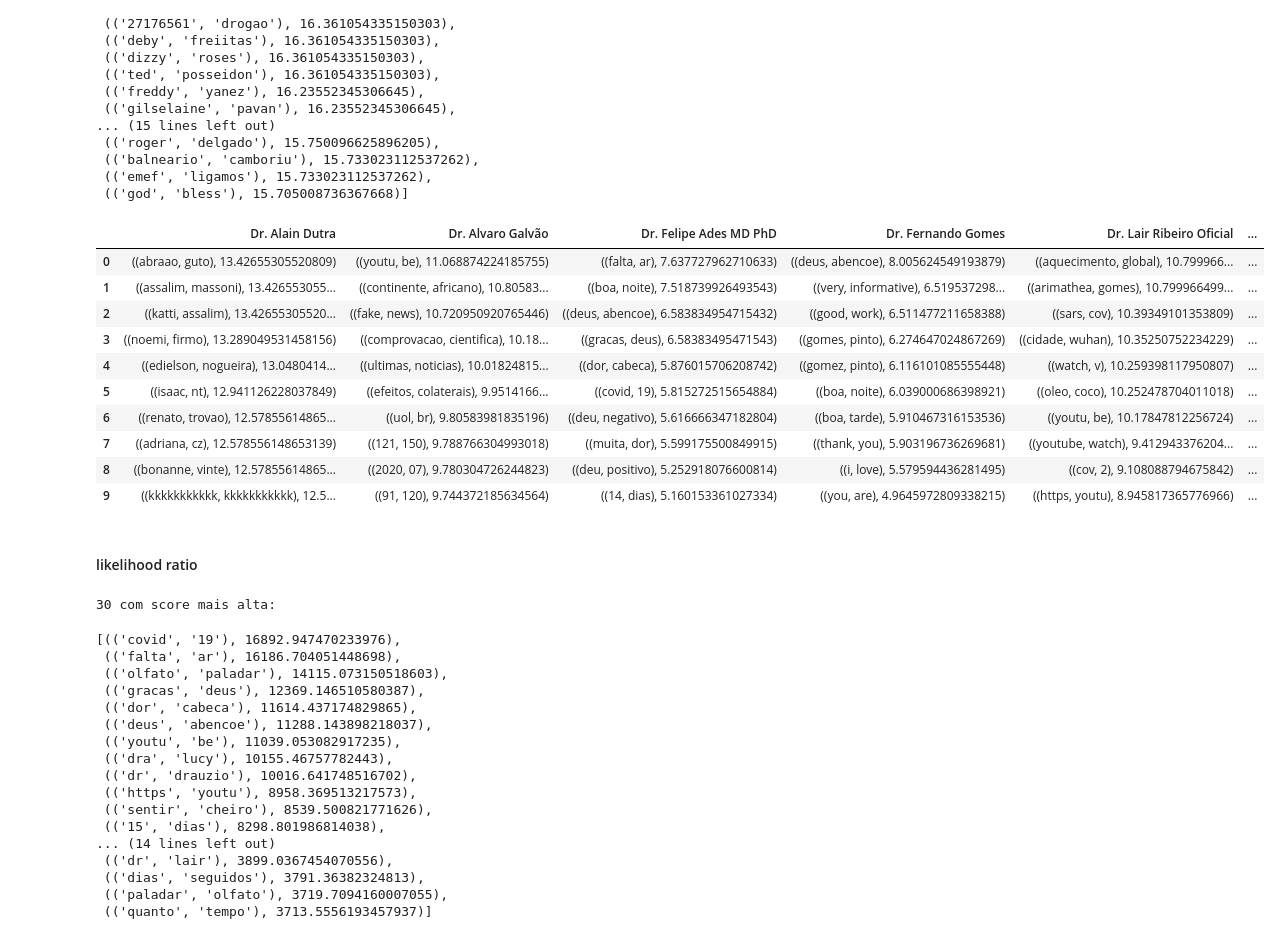
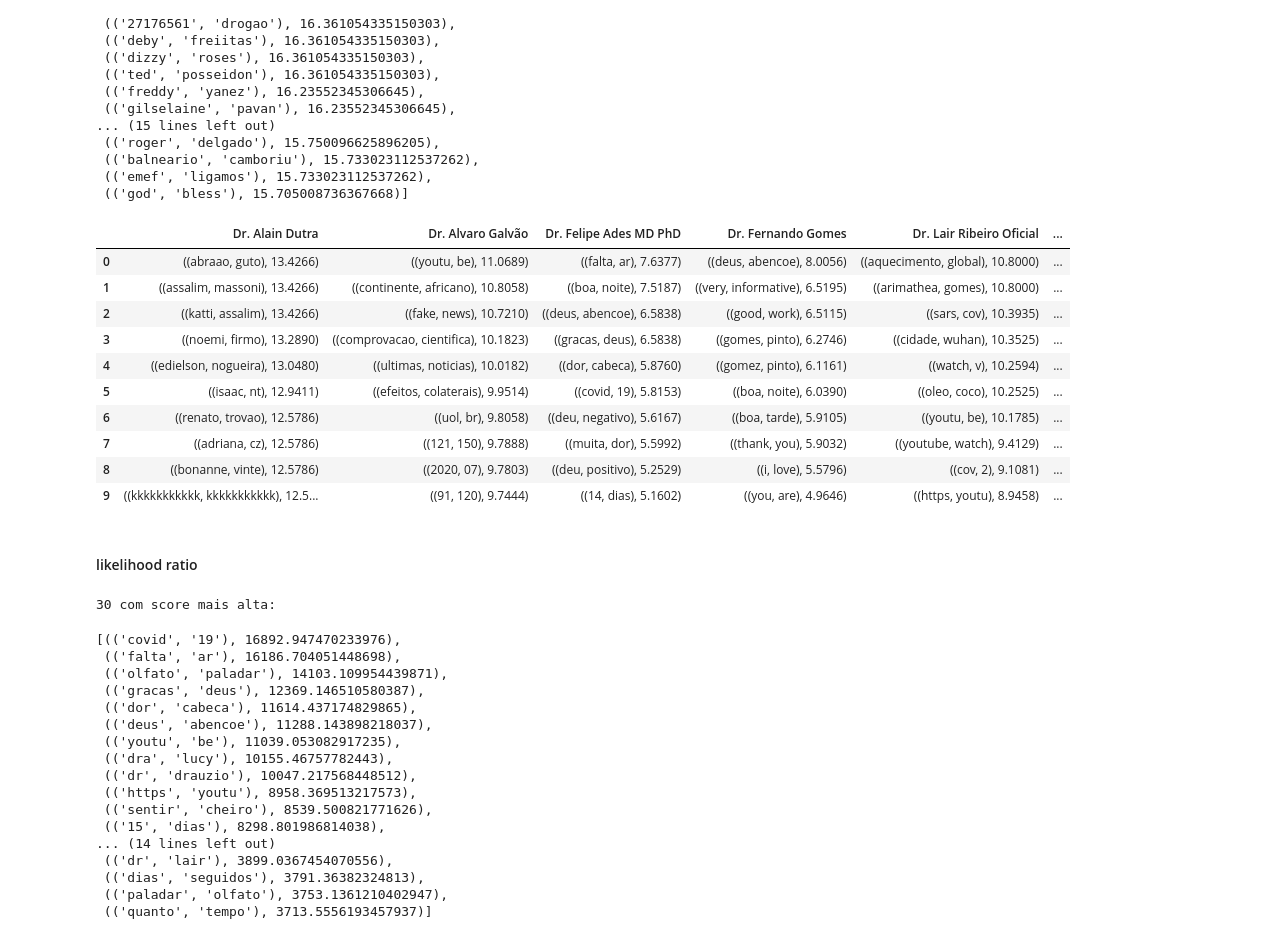
Before and after one commit to PIIMR-CDA/analises, a Jupyter notebook: youtube/co_occurence.ipynb, the cells around one changed output. Saved outputs shown, nothing was run; the diff lists cells and outputs as text; code cells hidden in the pictures.

```diff
--- a/youtube/co_occurence.ipynb
+++ b/youtube/co_occurence.ipynb
@@ -80,7 +83,7 @@ def score_ngrams(text, freq_filter=1, score_metric=BigramAssocMeasures().pmi):
 # %% [markdown]
 ### Dados
 # %%
-comments = pd.read_csv('../../dados/youtube/comentarios_sorted_votes.csv')
+comments = pd.read_csv('../../dados/youtube/comentarios1.csv')
 stop_words = [word.rstrip() for word in open('../stopwords.txt')]
 
 #Preprocesses text
@@ -105,12 +108,17 @@ for channel, group in comments.groupby('uploader'):
 # %% [markdown]
 #### 1.1. Co-cocorrência com uma palavra pré-definida
 # %%
-target = 'cloroquina'
+target = 'ivermectina'
 
 X, labels = word_occurence_matrix(text, target=target, stop_words=stop_words)
 
 word_count = X.sum(axis=0) #no. of comments containing A in which each word appears
-word_count = sorted(zip(labels, word_count), reverse=True, key=lambda tupl : tupl[1])
+most_freq_zipped = sorted(zip(word_count, labels, X.T), reverse=True)[:N]
+word_count, labels, X_t = zip(*most_freq_zipped)
+
 print(f'{N} palavras que mais ocorrem nos mesmos comentários em que "{target}" ocorre:\n')
-print(word_count[:N])
+print(list(zip(labels, word_count))[:N])
+
+X = np.vstack(X_t).T #After unzip, X_t is (words x comments)
+co_X = co_occurence_matrix(X)
 # %% [output]
@@ -119,0 +128,17 @@ print(word_count[:N])
+# %%
+G = nx.Graph()
+
+for i, row in enumerate(co_X):
+    for j, co in enumerate(co_X[i]):
+        G.add_edge(labels[i], labels[j], weight=(co))
+
+edges, weights = zip(*nx.get_edge_attributes(G,'weight').items())
+norm_weights = (weights - min(weights)) / (max(weights) - min(weights))
+norm_count = (word_count - min(word_count)) / (max(word_count) - min(word_count))
+
+plt.figure(figsize=(8,6))
+nx.draw(G, with_labels=True, node_color='skyblue', edgelist=edges, width=norm_weights*5,
+        edge_color=norm_weights, edge_cmap=cm.get_cmap('binary'), node_size=norm_count*1000,
+        pos = nx.spring_layout(G, k=1))
+plt.title(f'Co-ocorrência dentro dos comentários que contêm "{target}"', fontsize=14)
+plt.show()
@@ -184,23 +211,23 @@ score_ngrams(text, score_metric=pmi, freq_filter=10)[:N]
 # %%
 pmi_by_channel = []
 for i, channel in enumerate(comments_by_channel):
     pmi_scores = score_ngrams(channel, score_metric=pmi, freq_filter=10)
-    pmi_by_channel.append(pmi_scores)
+    pmi_by_channel.append([(score[0], '%.4f'%(score[1])) for score in pmi_scores])
 
 df_cc = pd.DataFrame(pmi_by_channel, index = channels).T
 df_cc.head(10)
 # %% [output]
 |  | Dr. Alain Dutra | Dr. Alvaro Galvão | Dr. Felipe Ades MD PhD | Dr. Fernando Gomes | Dr. Lair Ribeiro Oficial | ... |
-| 0 | ((abraao, guto), 13.42655305520809) | ((youtu, be), 11.068874224185755) | ((falta, ar), 7.637727962710633) | ((deus, abencoe), 8.005624549193879) | ((aquecimento, global), 10.799966... | ... |
-| 1 | ((assalim, massoni), 13.426553055... | ((continente, africano), 10.80583... | ((boa, noite), 7.518739926493543) | ((very, informative), 6.519537298... | ((arimathea, gomes), 10.799966499... | ... |
-| 2 | ((katti, assalim), 13.42655305520... | ((fake, news), 10.720950920765446) | ((deus, abencoe), 6.583834954715432) | ((good, work), 6.511477211658388) | ((sars, cov), 10.39349101353809) | ... |
-| 3 | ((noemi, firmo), 13.289049531458156) | ((comprovacao, cientifica), 10.18... | ((gracas, deus), 6.58383495471543) | ((gomes, pinto), 6.274647024867269) | ((cidade, wuhan), 10.35250752234229) | ... |
-| 4 | ((edielson, nogueira), 13.0480414... | ((ultimas, noticias), 10.01824815... | ((dor, cabeca), 5.876015706208742) | ((gomez, pinto), 6.116101085555448) | ((watch, v), 10.259398117950807) | ... |
-| 5 | ((isaac, nt), 12.941126228037849) | ((efeitos, colaterais), 9.9514166... | ((covid, 19), 5.815272515654884) | ((boa, noite), 6.039000686398921) | ((oleo, coco), 10.252478704011018) | ... |
-| 6 | ((renato, trovao), 12.57855614865... | ((uol, br), 9.80583981835196) | ((deu, negativo), 5.616666347182804) | ((boa, tarde), 5.910467316153536) | ((youtu, be), 10.17847812256724) | ... |
-| 7 | ((adriana, cz), 12.578556148653139) | ((121, 150), 9.788766304993018) | ((muita, dor), 5.599175500849915) | ((thank, you), 5.903196736269681) | ((youtube, watch), 9.412943376204... | ... |
-| 8 | ((bonanne, vinte), 12.57855614865... | ((2020, 07), 9.780304726244823) | ((deu, positivo), 5.252918076600814) | ((i, love), 5.579594436281495) | ((cov, 2), 9.108088794675842) | ... |
-| 9 | ((kkkkkkkkkkk, kkkkkkkkkkk), 12.5... | ((91, 120), 9.744372185634564) | ((14, dias), 5.160153361027334) | ((you, are), 4.9645972809338215) | ((https, youtu), 8.945817365776966) | ... |
+| 0 | ((abraao, guto), 13.4266) | ((youtu, be), 11.0689) | ((falta, ar), 7.6377) | ((deus, abencoe), 8.0056) | ((aquecimento, global), 10.8000) | ... |
+| 1 | ((assalim, massoni), 13.4266) | ((continente, africano), 10.8058) | ((boa, noite), 7.5187) | ((very, informative), 6.5195) | ((arimathea, gomes), 10.8000) | ... |
+| 2 | ((katti, assalim), 13.4266) | ((fake, news), 10.7210) | ((deus, abencoe), 6.5838) | ((good, work), 6.5115) | ((sars, cov), 10.3935) | ... |
+| 3 | ((noemi, firmo), 13.2890) | ((comprovacao, cientifica), 10.1823) | ((gracas, deus), 6.5838) | ((gomes, pinto), 6.2746) | ((cidade, wuhan), 10.3525) | ... |
+| 4 | ((edielson, nogueira), 13.0480) | ((ultimas, noticias), 10.0182) | ((dor, cabeca), 5.8760) | ((gomez, pinto), 6.1161) | ((watch, v), 10.2594) | ... |
+| 5 | ((isaac, nt), 12.9411) | ((efeitos, colaterais), 9.9514) | ((covid, 19), 5.8153) | ((boa, noite), 6.0390) | ((oleo, coco), 10.2525) | ... |
+| 6 | ((renato, trovao), 12.5786) | ((uol, br), 9.8058) | ((deu, negativo), 5.6167) | ((boa, tarde), 5.9105) | ((youtu, be), 10.1785) | ... |
+| 7 | ((adriana, cz), 12.5786) | ((121, 150), 9.7888) | ((muita, dor), 5.5992) | ((thank, you), 5.9032) | ((youtube, watch), 9.4129) | ... |
+| 8 | ((bonanne, vinte), 12.5786) | ((2020, 07), 9.7803) | ((deu, positivo), 5.2529) | ((i, love), 5.5796) | ((cov, 2), 9.1081) | ... |
+| 9 | ((kkkkkkkkkkk, kkkkkkkkkkk), 12.5... | ((91, 120), 9.7444) | ((14, dias), 5.1602) | ((you, are), 4.9646) | ((https, youtu), 8.9458) | ... |
 # %% [markdown]
 #### likelihood ratio
 # %%
@@ -211,20 +238,20 @@ score_ngrams(text, score_metric=lr, freq_filter=10)[:N]
 30 com score mais alta:
 [(('covid', '19'), 16892.947470233976),
  (('falta', 'ar'), 16186.704051448698),
- (('olfato', 'paladar'), 14115.073150518603),
+ (('olfato', 'paladar'), 14103.109954439871),
  (('gracas', 'deus'), 12369.146510580387),
  (('dor', 'cabeca'), 11614.437174829865),
  (('deus', 'abencoe'), 11288.143898218037),
  (('youtu', 'be'), 11039.053082917235),
  (('dra', 'lucy'), 10155.46757782443),
- (('dr', 'drauzio'), 10016.641748516702),
+ (('dr', 'drauzio'), 10047.217568448512),
  (('https', 'youtu'), 8958.369513217573),
  (('sentir', 'cheiro'), 8539.500821771626),
  (('15', 'dias'), 8298.801986814038),
 ... (14 lines left out)
  (('dr', 'lair'), 3899.0367454070556),
  (('dias', 'seguidos'), 3791.36382324813),
- (('paladar', 'olfato'), 3719.7094160007055),
+ (('paladar', 'olfato'), 3753.1361210402947),
  (('quanto', 'tempo'), 3713.5556193457937)]
 # %%
 lr_by_channel = []
```
Also changed, not shown: parts of 5 cells of this notebook, 1 other file.
